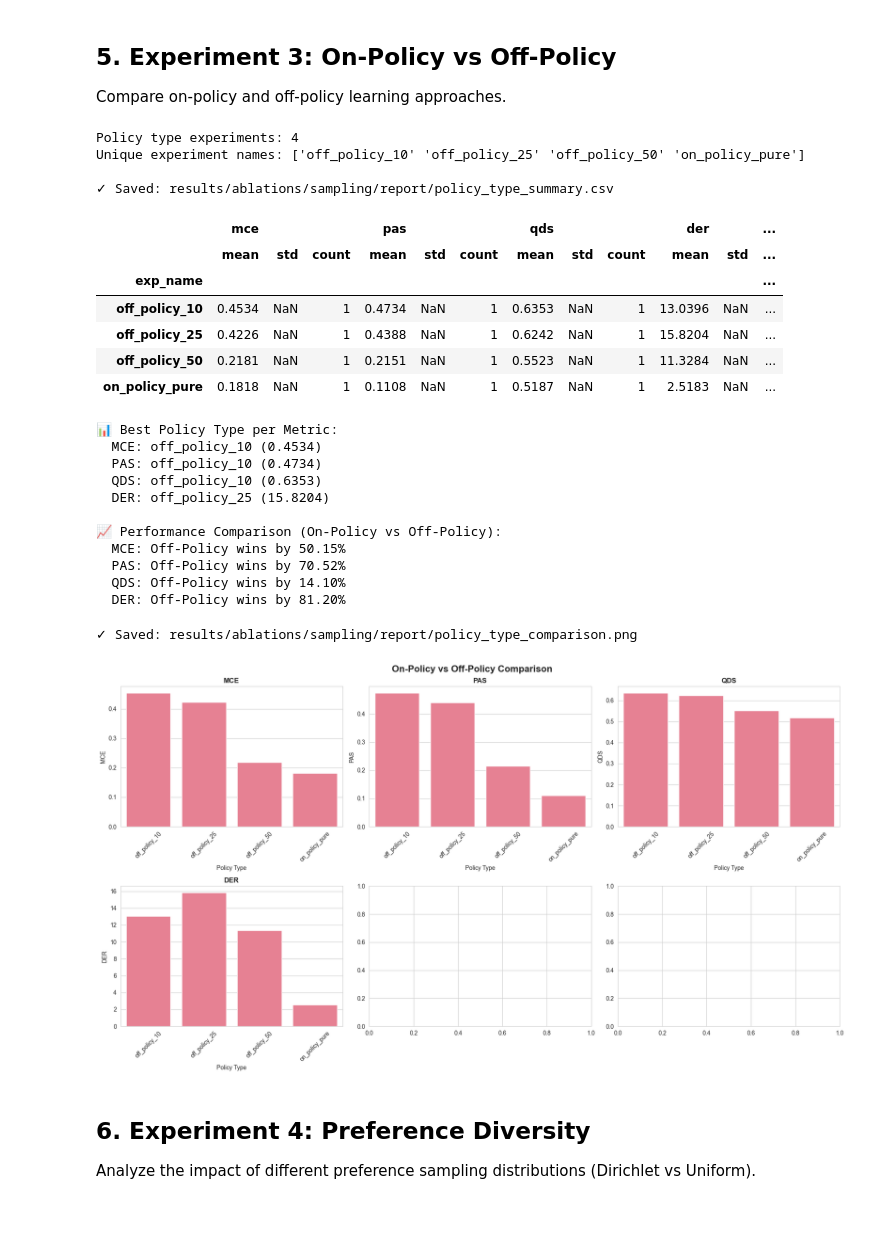
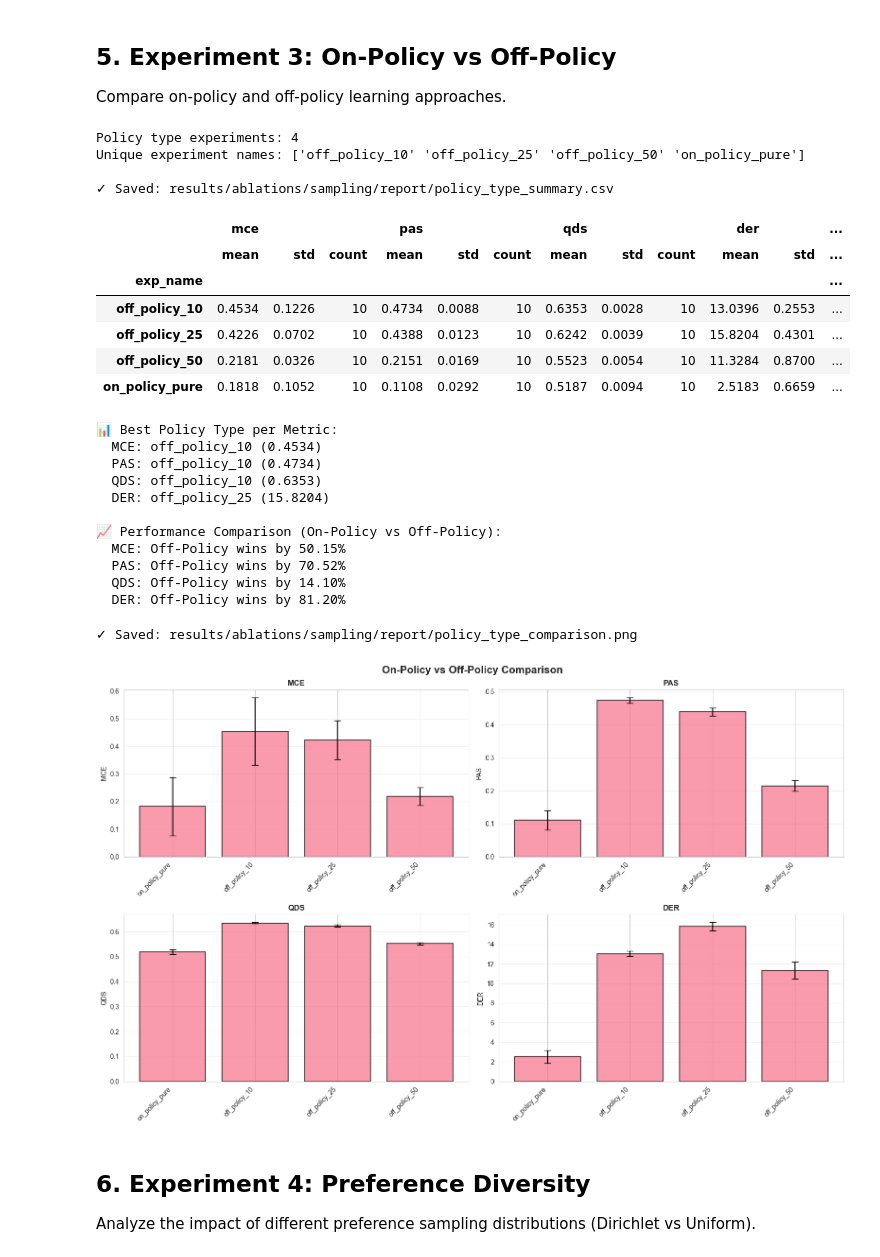
Before and after one commit to katroue/diversity-mogfn, a Jupyter notebook: scripts/ablations/create_sampling_ablation_report.ipynb, the cells around one changed output. Cells and saved outputs as stored; diff of their text form; code cells hidden in the pictures; blank space fills up the shorter version.

```diff
--- a/scripts/ablations/create_sampling_ablation_report.ipynb
+++ b/scripts/ablations/create_sampling_ablation_report.ipynb
@@ -477,8 +558,31 @@ if len(policy_df) > 0:
     print(f"Policy type experiments: {len(policy_df)}")
     print(f"Unique experiment names: {policy_df['exp_name'].unique()}")
 
-    # Summary statistics
-    policy_summary = policy_df.groupby('exp_name')[available_metrics].agg(['mean', 'std', 'count'])
+    # Summary statistics - USE THE STD COLUMNS ALREADY COMPUTED IN CELL 5
+    summary_rows = []
+    for exp_name in policy_df['exp_name'].unique():
+        exp_data = policy_df[policy_df['exp_name'] == exp_name].iloc[0]
+        row_dict = {'exp_name': exp_name}
+
+        for metric in available_metrics:
+            row_dict[f'{metric}_mean'] = exp_data[metric]
+            row_dict[f'{metric}_std'] = exp_data.get(f'{metric}_std', float('nan'))
+            row_dict[f'{metric}_count'] = exp_data.get('num_seeds', 1)
+
+        summary_rows.append(row_dict)
+
+    # Convert to DataFrame
+    policy_summary = pd.DataFrame(summary_rows).set_index('exp_name')
+
+    # Reshape to multi-level columns
+    reshaped_data = {}
+    for metric in available_metrics:
+        reshaped_data[(metric, 'mean')] = policy_summary[f'{metric}_mean']
+        reshaped_data[(metric, 'std')] = policy_summary[f'{metric}_std']
+        reshaped_data[(metric, 'count')] = policy_summary[f'{metric}_count']
+
+    policy_summary = pd.DataFrame(reshaped_data)
+    policy_summary.columns = pd.MultiIndex.from_tuples(policy_summary.columns)
     policy_summary.to_csv(output_dir / 'policy_type_summary.csv')
     print(f"\n✓ Saved: {output_dir / 'policy_type_summary.csv'}")
 
@@ -513,10 +617,10 @@ Unique experiment names: ['off_policy_10' 'off_policy_25' 'off_policy_50' 'on_po
 |  | mce |  |  | pas |  |  | qds |  |  | der |  | ... |
 |  | mean | std | count | mean | std | count | mean | std | count | mean | std | ... |
 | exp_name |  |  |  |  |  |  |  |  |  |  |  | ... |
-| off_policy_10 | 0.4534 | NaN | 1 | 0.4734 | NaN | 1 | 0.6353 | NaN | 1 | 13.0396 | NaN | ... |
-| off_policy_25 | 0.4226 | NaN | 1 | 0.4388 | NaN | 1 | 0.6242 | NaN | 1 | 15.8204 | NaN | ... |
-| off_policy_50 | 0.2181 | NaN | 1 | 0.2151 | NaN | 1 | 0.5523 | NaN | 1 | 11.3284 | NaN | ... |
-| on_policy_pure | 0.1818 | NaN | 1 | 0.1108 | NaN | 1 | 0.5187 | NaN | 1 | 2.5183 | NaN | ... |
+| off_policy_10 | 0.4534 | 0.1226 | 10 | 0.4734 | 0.0088 | 10 | 0.6353 | 0.0028 | 10 | 13.0396 | 0.2553 | ... |
+| off_policy_25 | 0.4226 | 0.0702 | 10 | 0.4388 | 0.0123 | 10 | 0.6242 | 0.0039 | 10 | 15.8204 | 0.4301 | ... |
+| off_policy_50 | 0.2181 | 0.0326 | 10 | 0.2151 | 0.0169 | 10 | 0.5523 | 0.0054 | 10 | 11.3284 | 0.8700 | ... |
+| on_policy_pure | 0.1818 | 0.1052 | 10 | 0.1108 | 0.0292 | 10 | 0.5187 | 0.0094 | 10 | 2.5183 | 0.6659 | ... |
 📊 Best Policy Type per Metric:
   MCE: off_policy_10 (0.4534)
   PAS: off_policy_10 (0.4734)
@@ -531,27 +635,45 @@ Unique experiment names: ['off_policy_10' 'off_policy_25' 'off_policy_50' 'on_po
 # %%
 # Visualize policy type effects
 if len(policy_df) > 0:
-    fig, axes = plt.subplots(2, 3, figsize=(18, 10))
+    fig, axes = plt.subplots(2, 2, figsize=(16, 10))
     fig.suptitle('On-Policy vs Off-Policy Comparison', fontsize=16, fontweight='bold')
+    axes = axes.flatten()
 
-    for idx, metric in enumerate(available_metrics[:6]):
-        ax = axes[idx // 3, idx % 3]
+    for idx, metric in enumerate(available_metrics[:4]):
+        ax = axes[idx]
 
-        policy_df_plot = policy_df[['exp_name', metric]].dropna()
-        if len(policy_df_plot) > 0:
-            sns.barplot(data=policy_df_plot, x='exp_name', y=metric, ax=ax, ci='sd')
-            ax.set_title(f'{metric.upper()}', fontweight='bold')
-            ax.set_xlabel('Policy Type')
-            ax.set_ylabel(metric.upper())
-            ax.tick_params(axis='x', rotation=45)
+        # Prepare data for bar plot
+        plot_data = policy_df[['exp_name', metric]].copy()
+
+        # Add error bars if std columns exist
+        if f'{metric}_std' in policy_df.columns:
+            plot_data['std'] = policy_df[f'{metric}_std']
+        else:
+            plot_data['std'] = 0
+
+        # Custom order for policy (on-policy -> off-policy with increasing ratios)
+        policy_order = ['on_policy_pure', 'off_policy_10', 'off_policy_25', 'off_policy_50']
+        plot_data['order'] = plot_data['exp_name'].apply(lambda x: policy_order.index(x) if x in policy_order else 999)
+        plot_data = plot_data.sort_values('order')
+
+        # Create bar plot with error bars
+        x_pos = range(len(plot_data))
+        ax.bar(x_pos, plot_data[metric], yerr=plot_data['std'],
+               capsize=5, alpha=0.7, edgecolor='black', linewidth=1.5)
+
+        ax.set_xticks(x_pos)
+        ax.set_xticklabels(plot_data['exp_name'], rotation=45, ha='right')
+        ax.set_title(f'{metric.upper()}', fontweight='bold', fontsize=12)
+        ax.set_ylabel(metric.upper())
+        ax.grid(axis='y', alpha=0.3)
 
     plt.tight_layout()
     plt.savefig(output_dir / 'policy_type_comparison.png', dpi=300, bbox_inches='tight')
     print(f"✓ Saved: {output_dir / 'policy_type_comparison.png'}")
     plt.show()
 # %% [output]
 ✓ Saved: results/ablations/sampling/report/policy_type_comparison.png
-[figure, old version]
+[figure, new version]
 # %% [markdown]
 ## 6. Experiment 4: Preference Diversity
 
```
Also changed, not shown: parts of 9 cells of this notebook, 20 other files.
